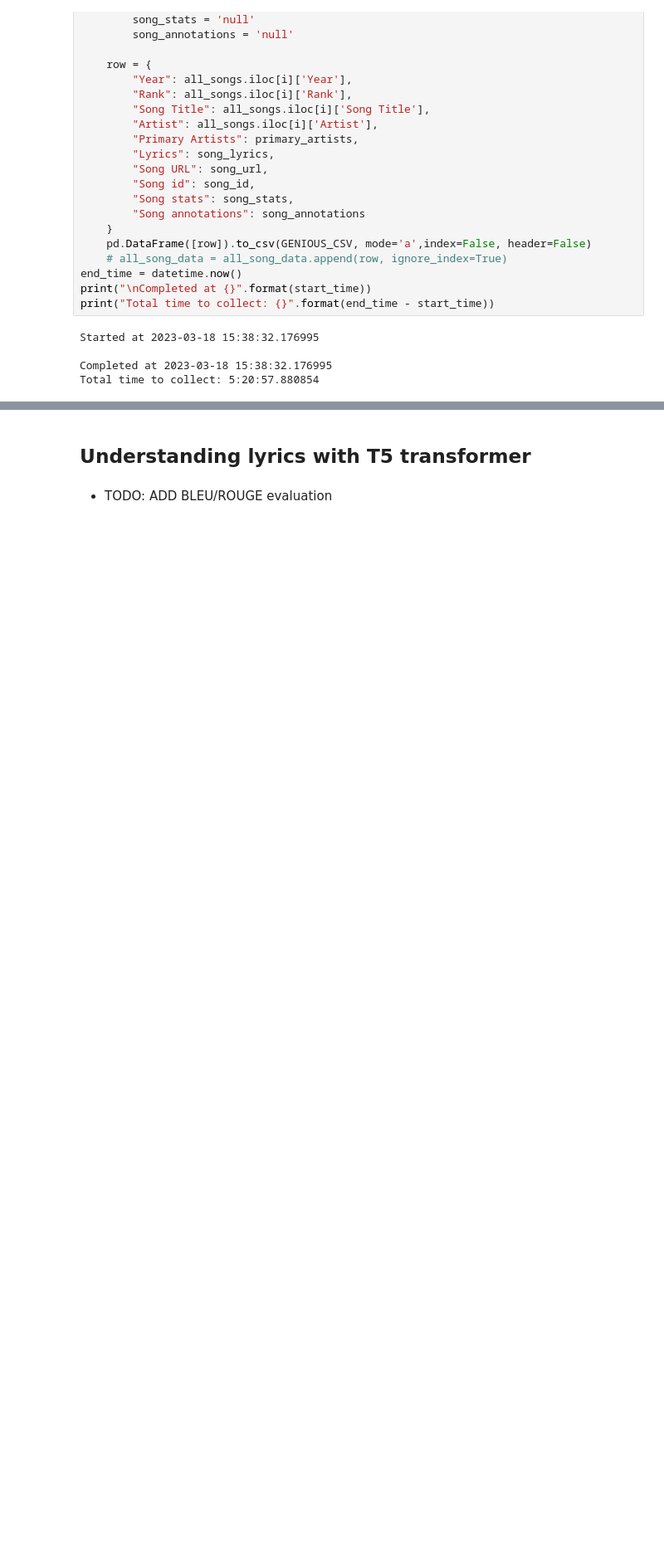
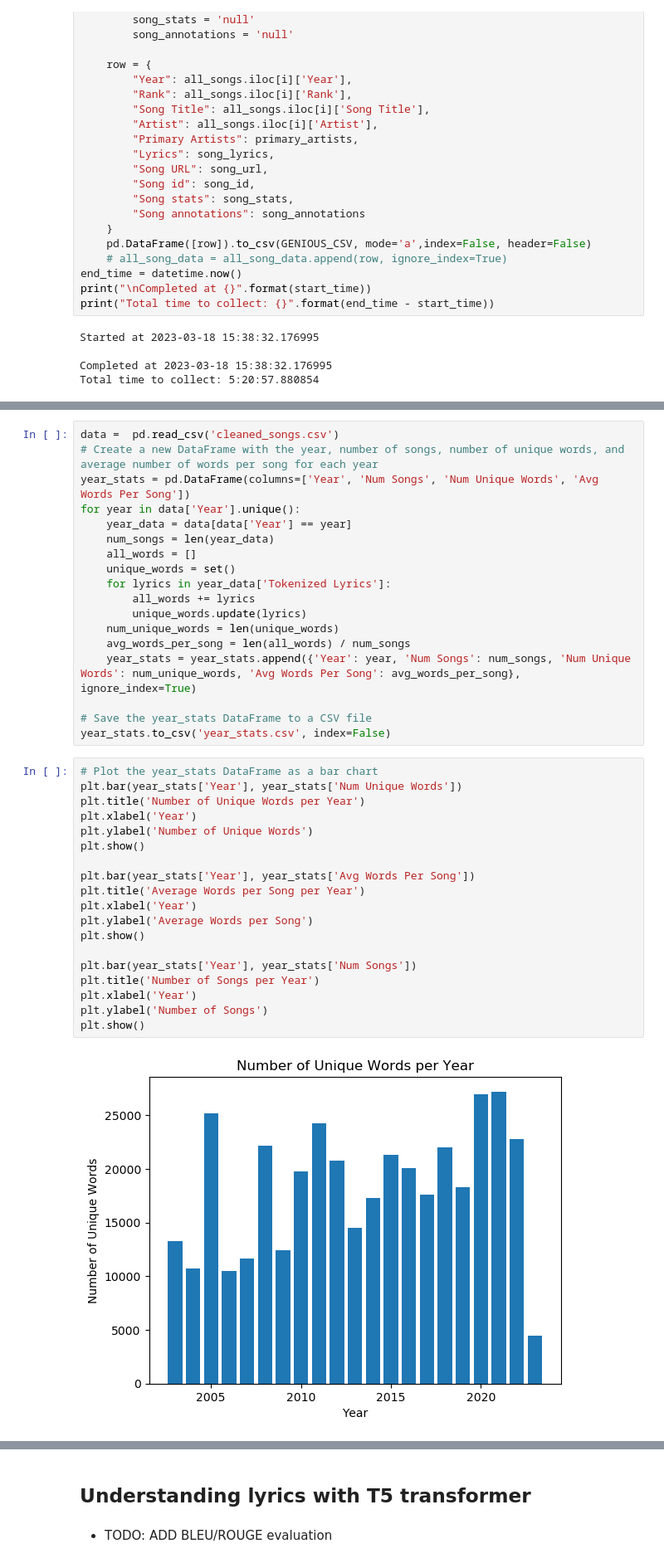
Before and after one commit to igorktech/lyrics-sentiment-analysis, a Jupyter notebook: lyrics_sentiment_analysis.ipynb, the cells around one changed output, grey strips where cells are left out. Shown at 83% size. Cells and saved outputs as stored; diff of their text form; blank space fills up the shorter version.

```diff
--- a/lyrics_sentiment_analysis.ipynb
+++ b/lyrics_sentiment_analysis.ipynb
@@ -303,0 +390,39 @@ songs_with_lyrics_dataset = loaded_song_dataset.dropna(subset=['Lyrics'])
+# %%
+data =  pd.read_csv('cleaned_songs.csv')
+# Create a new DataFrame with the year, number of songs, number of unique words, and average number of words per song for each year
+year_stats = pd.DataFrame(columns=['Year', 'Num Songs', 'Num Unique Words', 'Avg Words Per Song'])
+for year in data['Year'].unique():
+    year_data = data[data['Year'] == year]
+    num_songs = len(year_data)
+    all_words = []
+    unique_words = set()
+    for lyrics in year_data['Tokenized Lyrics']:
+        all_words += lyrics
+        unique_words.update(lyrics)
+    num_unique_words = len(unique_words)
+    avg_words_per_song = len(all_words) / num_songs
+    year_stats = year_stats.append({'Year': year, 'Num Songs': num_songs, 'Num Unique Words': num_unique_words, 'Avg Words Per Song': avg_words_per_song}, ignore_index=True)
+
+# Save the year_stats DataFrame to a CSV file
+year_stats.to_csv('year_stats.csv', index=False)
+# %%
+# Plot the year_stats DataFrame as a bar chart
+plt.bar(year_stats['Year'], year_stats['Num Unique Words'])
+plt.title('Number of Unique Words per Year')
+plt.xlabel('Year')
+plt.ylabel('Number of Unique Words')
+plt.show()
+
+plt.bar(year_stats['Year'], year_stats['Avg Words Per Song'])
+plt.title('Average Words per Song per Year')
+plt.xlabel('Year')
+plt.ylabel('Average Words per Song')
+plt.show()
+
+plt.bar(year_stats['Year'], year_stats['Num Songs'])
+plt.title('Number of Songs per Year')
+plt.xlabel('Year')
+plt.ylabel('Number of Songs')
+plt.show()
+# %% [output]
+[figure, added]
```
Also changed, not shown: parts of 37 cells of this notebook, 4 other files.
